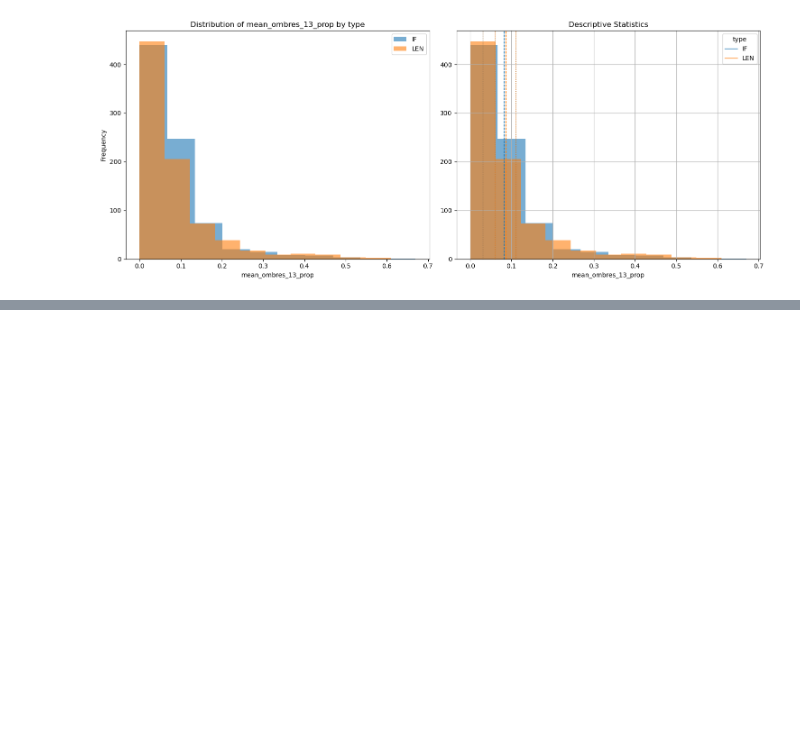
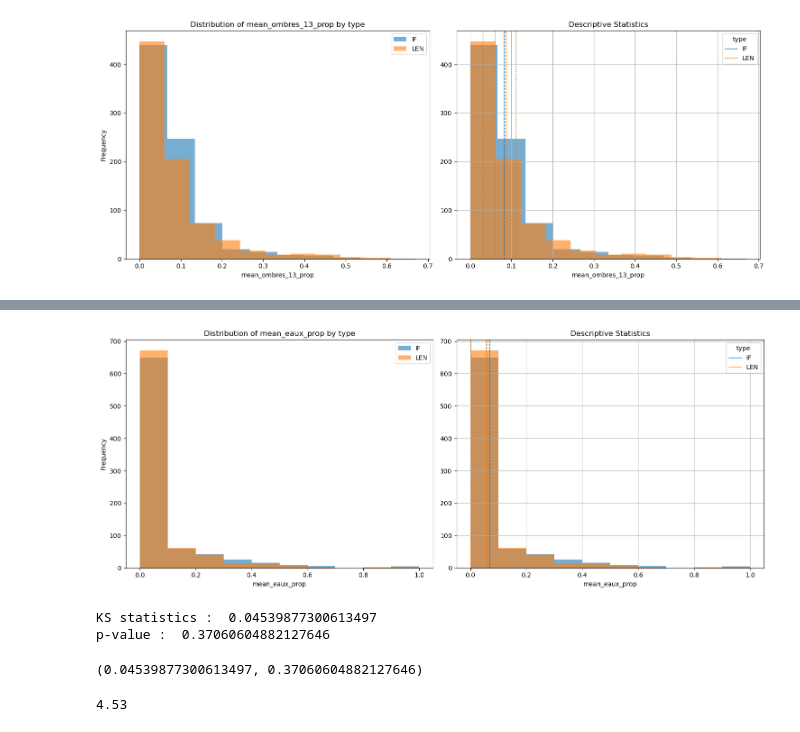
Before and after one commit to datagora-erasme/itineraire_fraicheur, a Jupyter notebook: backend/score_calculation_it/score_analyse_pipeline.ipynb, the cells around one changed output, grey strips where cells are left out. Drawn from its saved outputs; the diff is of its cells as text; code cells hidden in the pictures; blank space fills up the shorter version.

```diff
--- a/backend/score_calculation_it/score_analyse_pipeline.ipynb
+++ b/backend/score_calculation_it/score_analyse_pipeline.ipynb
@@ -668,0 +738,14 @@ plt.show()
+# %%
+plot_distribution_by_category(data_set__prop_csv_P1O1At1Ar10C1E1Ca1, target_column='mean_eaux_prop', category_column='type')
+# %% [output]
+[figure, added]
+# %%
+ks_2samp_test(it_len_P1O1At1Ar10C1E1Ca1["mean_eaux_prop"], it_if_P1O1At1Ar10C1E1Ca1["mean_eaux_prop"], alternative="two-sided")
+# %% [output]
+KS statistics :  0.04539877300613497
+p-value :  0.37060604882127646
+(0.04539877300613497, 0.37060604882127646)
+# %%
+print(distance_cost(it_len_P1O1At1Ar10C1E1Ca1, it_if_P1O1At1Ar10C1E1Ca1))
+# %% [output]
+4.53
```
Also changed, not shown: parts of 20 cells of this notebook, 4 other files.
